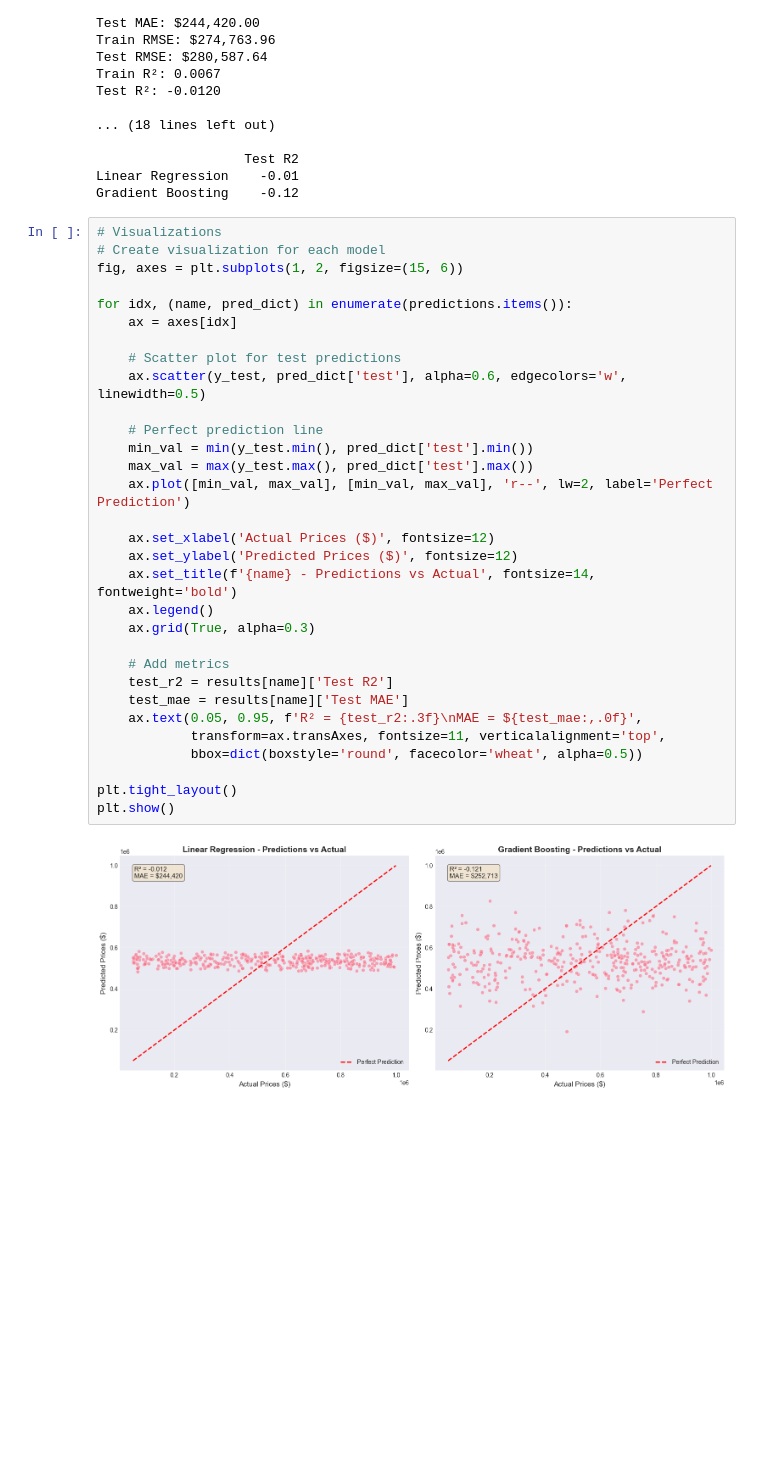
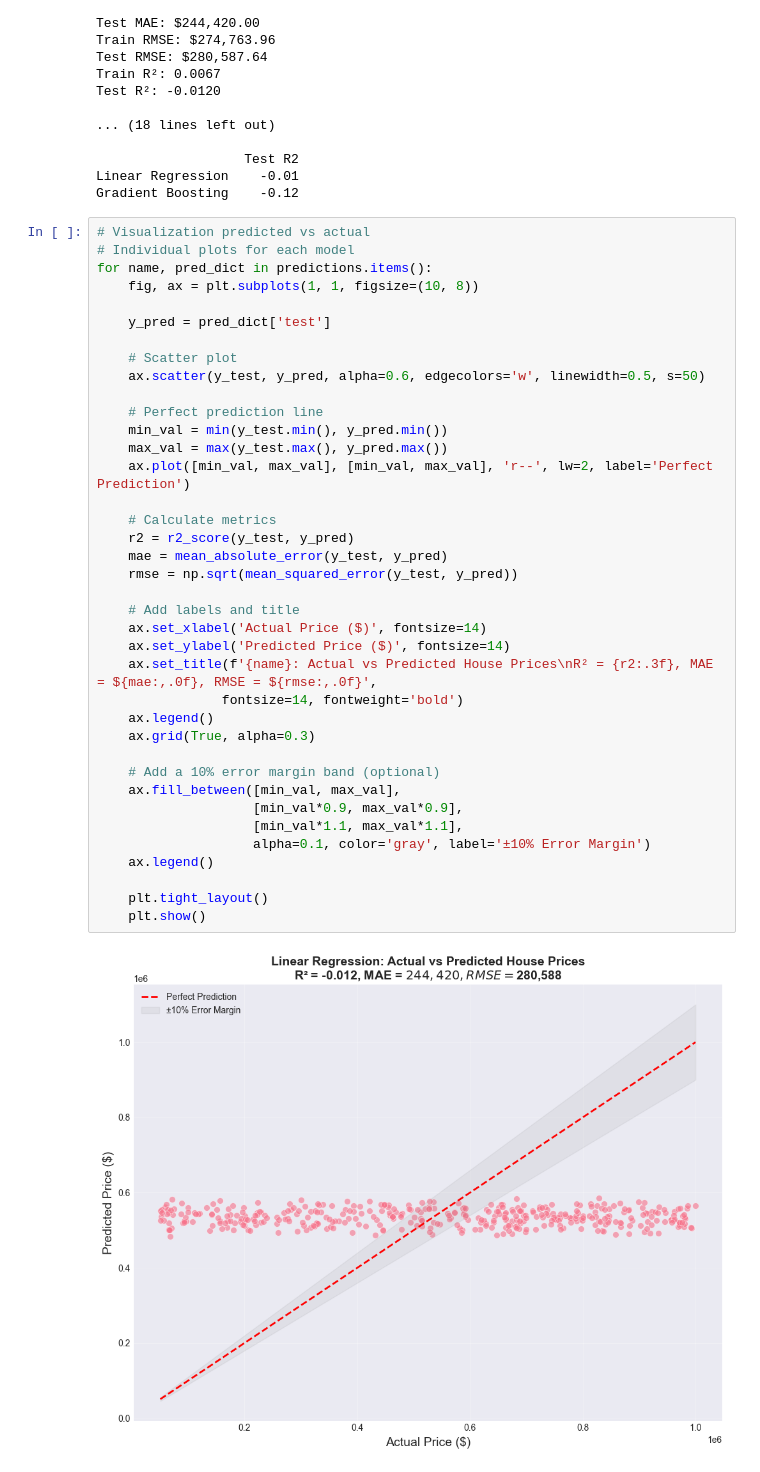
Before and after one commit to khairulwarahussain251203-max/Task-3-House-Price-Prediction, a Jupyter notebook: House price prediction.ipynb, the cells around one changed output. Saved outputs shown, nothing was run; the diff lists cells and outputs as text; blank space fills up the shorter version.

Commit message:
visualization

```diff
--- a/House price prediction.ipynb
+++ b/House price prediction.ipynb
@@ -264,35 +264,42 @@ Test R²: -0.0120
 Linear Regression    -0.01
 Gradient Boosting    -0.12
 # %%
-# Visualizations
-# Create visualization for each model
-fig, axes = plt.subplots(1, 2, figsize=(15, 6))
+# Visualization predicted vs actual
+# Individual plots for each model
+for name, pred_dict in predictions.items():
+    fig, ax = plt.subplots(1, 1, figsize=(10, 8))
 
-for idx, (name, pred_dict) in enumerate(predictions.items()):
-    ax = axes[idx]
+    y_pred = pred_dict['test']
 
-    # Scatter plot for test predictions
-    ax.scatter(y_test, pred_dict['test'], alpha=0.6, edgecolors='w', linewidth=0.5)
+    # Scatter plot
+    ax.scatter(y_test, y_pred, alpha=0.6, edgecolors='w', linewidth=0.5, s=50)
 
     # Perfect prediction line
-    min_val = min(y_test.min(), pred_dict['test'].min())
-    max_val = max(y_test.max(), pred_dict['test'].max())
+    min_val = min(y_test.min(), y_pred.min())
+    max_val = max(y_test.max(), y_pred.max())
     ax.plot([min_val, max_val], [min_val, max_val], 'r--', lw=2, label='Perfect Prediction')
 
-    ax.set_xlabel('Actual Prices ($)', fontsize=12)
-    ax.set_ylabel('Predicted Prices ($)', fontsize=12)
-    ax.set_title(f'{name} - Predictions vs Actual', fontsize=14, fontweight='bold')
+    # Calculate metrics
+    r2 = r2_score(y_test, y_pred)
+    mae = mean_absolute_error(y_test, y_pred)
+    rmse = np.sqrt(mean_squared_error(y_test, y_pred))
+
+    # Add labels and title
+    ax.set_xlabel('Actual Price ($)', fontsize=14)
+    ax.set_ylabel('Predicted Price ($)', fontsize=14)
+    ax.set_title(f'{name}: Actual vs Predicted House Prices\nR² = {r2:.3f}, MAE = ${mae:,.0f}, RMSE = ${rmse:,.0f}',
+                fontsize=14, fontweight='bold')
     ax.legend()
     ax.grid(True, alpha=0.3)
 
-    # Add metrics
-    test_r2 = results[name]['Test R2']
-    test_mae = results[name]['Test MAE']
-    ax.text(0.05, 0.95, f'R² = {test_r2:.3f}\nMAE = ${test_mae:,.0f}',
-            transform=ax.transAxes, fontsize=11, verticalalignment='top',
-            bbox=dict(boxstyle='round', facecolor='wheat', alpha=0.5))
+    # Add a 10% error margin band (optional)
+    ax.fill_between([min_val, max_val],
+                    [min_val*0.9, max_val*0.9],
+                    [min_val*1.1, max_val*1.1],
+                    alpha=0.1, color='gray', label='±10% Error Margin')
+    ax.legend()
 
-plt.tight_layout()
-plt.show()
+    plt.tight_layout()
+    plt.show()
 # %% [output]
-[figure, old version]
+[figure, new version]
```
Also changed, not shown: parts of 1 cell of this notebook.
